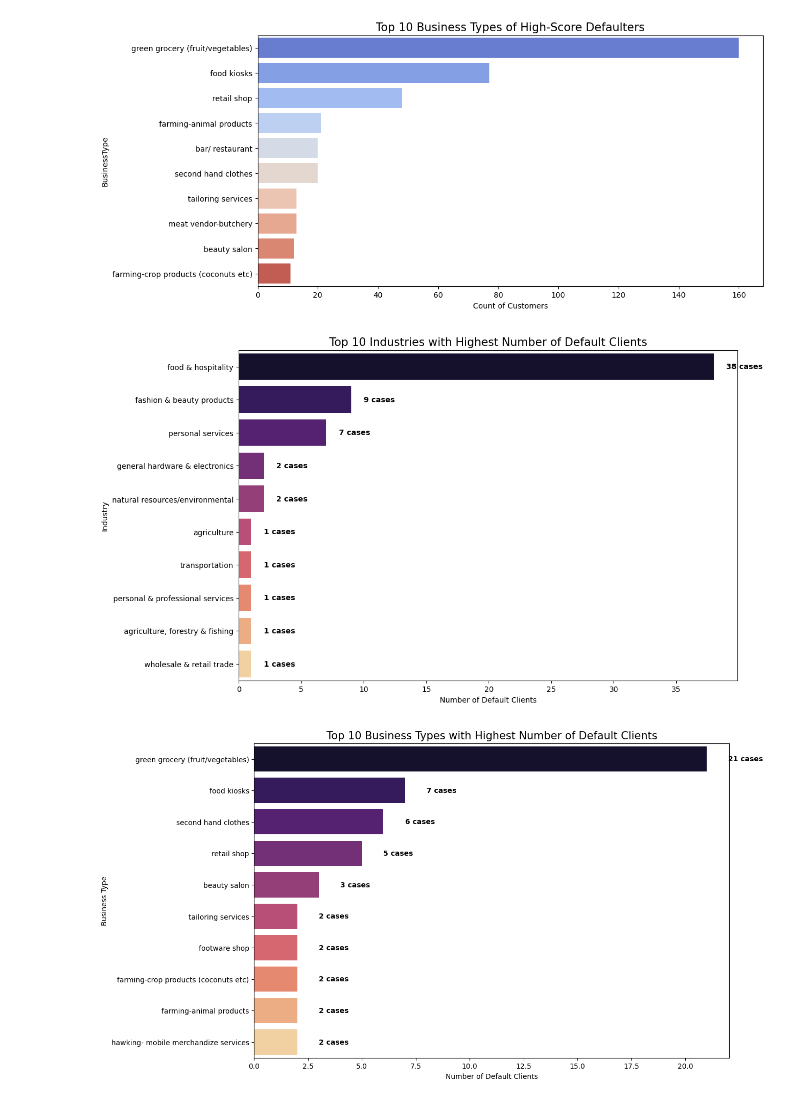
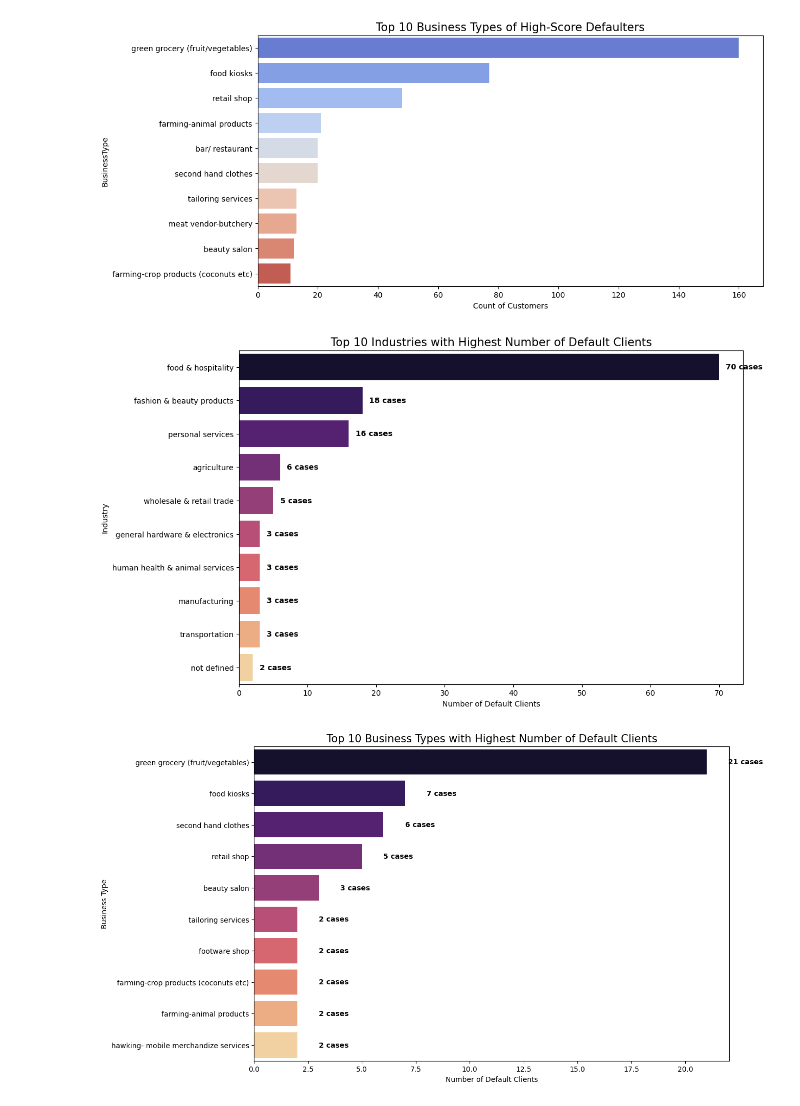
Before and after one commit to jmuhunyu/moniqo_project, a Jupyter notebook: moniqo_project.ipynb, the cells around one changed output. Saved outputs shown, nothing was run; the diff lists cells and outputs as text; code cells hidden in the pictures.

```diff
--- a/moniqo_project.ipynb
+++ b/moniqo_project.ipynb
@@ -1022,37 +1022,37 @@ Passing `palette` without assigning `hue` is deprecated and will be removed in v
 # 1. Group by Industry to get total and default counts
 industry_analysis = df.groupby("Industry").agg(
     Total_Clients=("LoanId", "count"),
-    Default_Clients=("Default", "sum")
+    Default_Clients=("IsDefault", "sum")
     ).reset_index()
 
 # 2. Calculate Default Rate (%)
 industry_analysis["Default_Rate_%"] = (
     industry_analysis["Default_Clients"] / industry_analysis["Total_Clients"]) * 100
 
 # Sort by number of defaults
 industry_analysis = industry_analysis.sort_values(
     by="Default_Clients", ascending=False)
 
 # 3. Visualize top 10 Industries with most defaulters
 plt.figure(figsize=(12, 8))
 sns.barplot(
     data=industry_analysis.head(10),
     x="Default_Clients",
     y="Industry",
     palette="magma",
     hue = "Industry", legend=False
 )
 
 # Add value labels
 for i, val in enumerate(industry_analysis.head(10)["Default_Clients"]):
     plt.text(val + 1, i, f"{int(val)} cases", va="center", fontweight="bold")
 
 plt.title("Top 10 Industries with Highest Number of Default Clients", fontsize=15)
 plt.xlabel("Number of Default Clients")
 plt.ylabel("Industry")
 plt.show()
 # %% [output]
-[figure, old version]
+[figure, new version]
 # %%
 # 1. Assuming 'Default' column is already created by your teammate
 # If not, we use the logic: (df['ClearDate'] > '2025-12-15') & (df['LoanBalance'] > 0)
```
Also changed, not shown: parts of 15 cells of this notebook, 1 other file.
